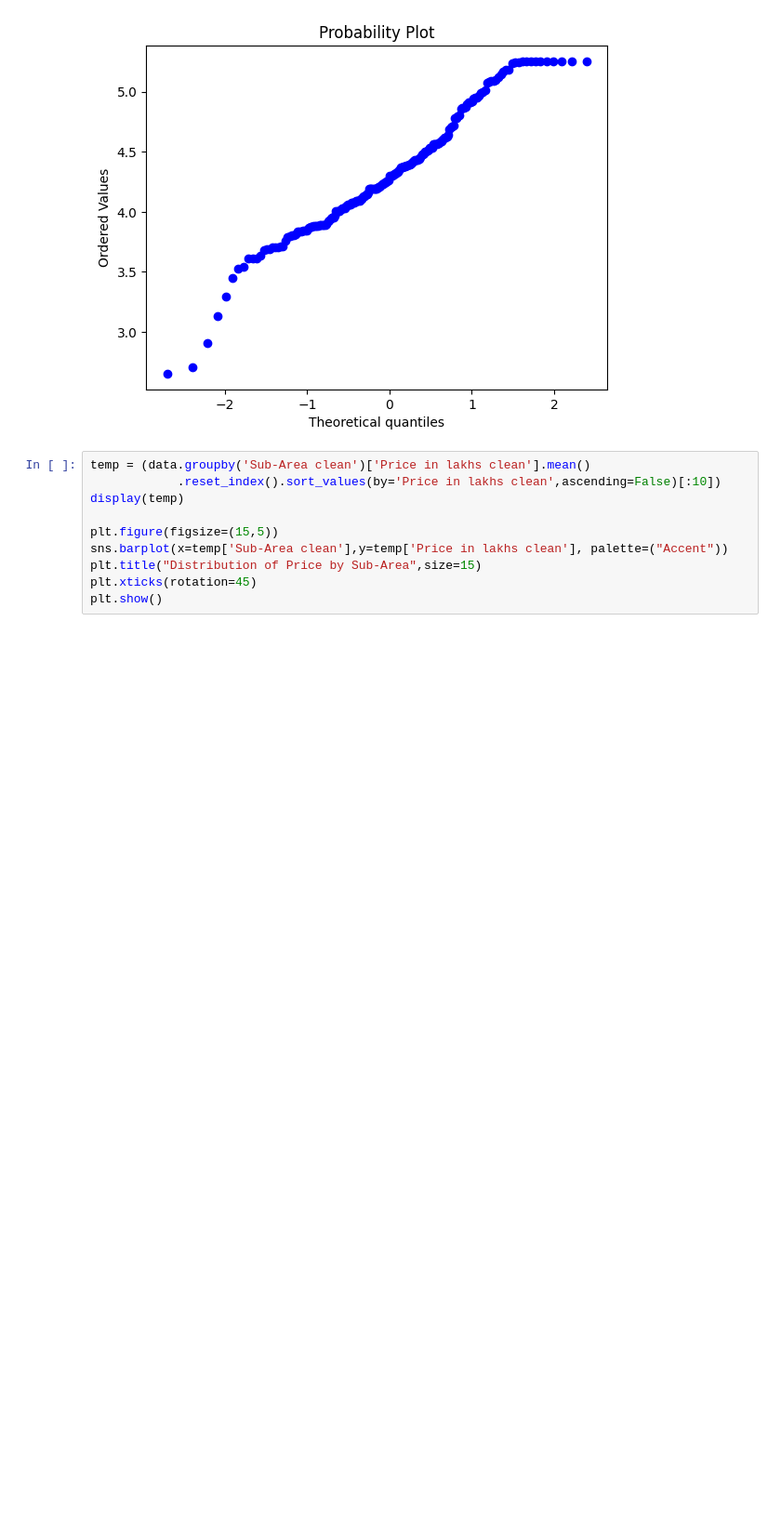
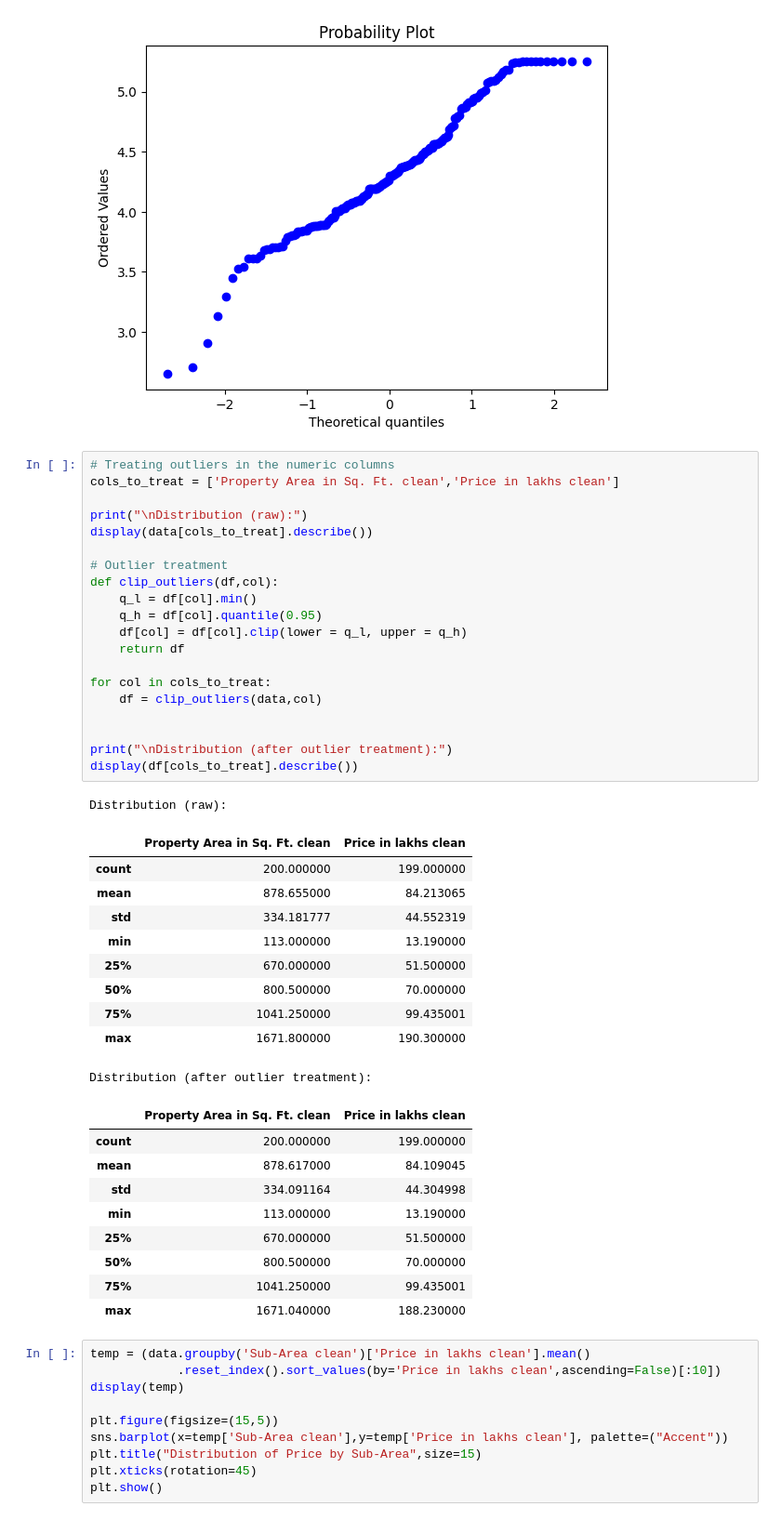
Before and after one commit to M-S-ALAM/Real-Estate-Price-Prediction, a Jupyter notebook: Feature Engineering _ Extraction.ipynb.ipynb, the cells around one changed output. Shown at 93% size. Cells and saved outputs as stored; diff of their text form; blank space fills up the shorter version.

```diff
--- a/Feature Engineering _ Extraction.ipynb.ipynb
+++ b/Feature Engineering _ Extraction.ipynb.ipynb
@@ -50,6 +50,47 @@ scipy.stats.probplot(data['log Price in lakhs clean'].values, plot=plt)
 plt.show()
 # %% [output]
 [figure]
+# %%
+# Treating outliers in the numeric columns
+cols_to_treat = ['Property Area in Sq. Ft. clean','Price in lakhs clean']
+
+print("\nDistribution (raw):")
+display(data[cols_to_treat].describe())
+
+# Outlier treatment
+def clip_outliers(df,col):
+    q_l = df[col].min()
+    q_h = df[col].quantile(0.95)
+    df[col] = df[col].clip(lower = q_l, upper = q_h)
+    return df
+
+for col in cols_to_treat:
+    df = clip_outliers(data,col)
+
+
+print("\nDistribution (after outlier treatment):")
+display(df[cols_to_treat].describe())
+# %% [output]
+Distribution (raw):
+|  | Property Area in Sq. Ft. clean | Price in lakhs clean |
+| count | 200.000000 | 199.000000 |
+| mean | 878.655000 | 84.213065 |
+| std | 334.181777 | 44.552319 |
+| min | 113.000000 | 13.190000 |
+| 25% | 670.000000 | 51.500000 |
+| 50% | 800.500000 | 70.000000 |
+| 75% | 1041.250000 | 99.435001 |
+| max | 1671.800000 | 190.300000 |
+Distribution (after outlier treatment):
+|  | Property Area in Sq. Ft. clean | Price in lakhs clean |
+| count | 200.000000 | 199.000000 |
+| mean | 878.617000 | 84.109045 |
+| std | 334.091164 | 44.304998 |
+| min | 113.000000 | 13.190000 |
+| 25% | 670.000000 | 51.500000 |
+| 50% | 800.500000 | 70.000000 |
+| 75% | 1041.250000 | 99.435001 |
+| max | 1671.040000 | 188.230000 |
 # %%
 temp = (data.groupby('Sub-Area clean')['Price in lakhs clean'].mean()
             .reset_index().sort_values(by='Price in lakhs clean',ascending=False)[:10])
```
Also changed, not shown: parts of 1 cell of this notebook, 2 other files.
